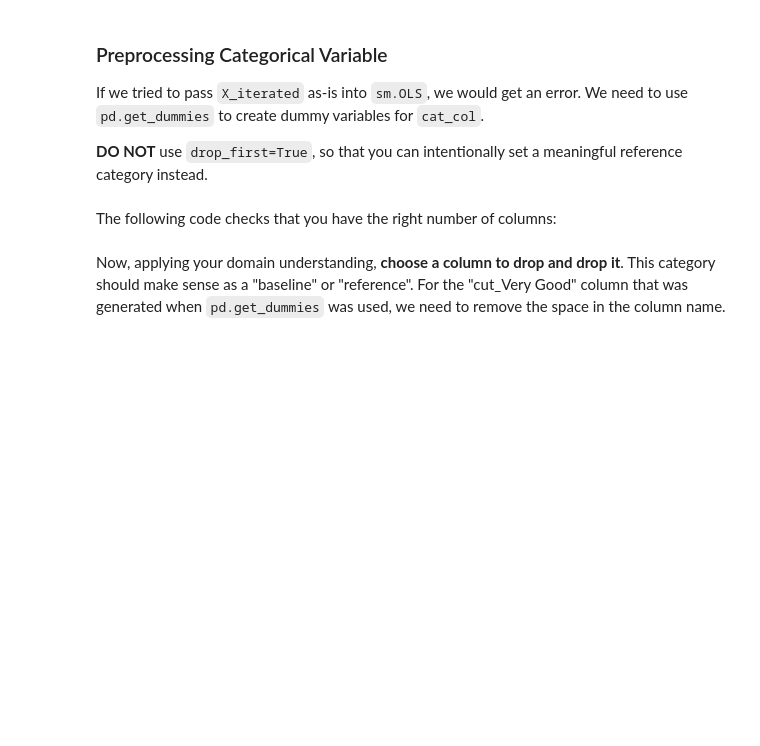
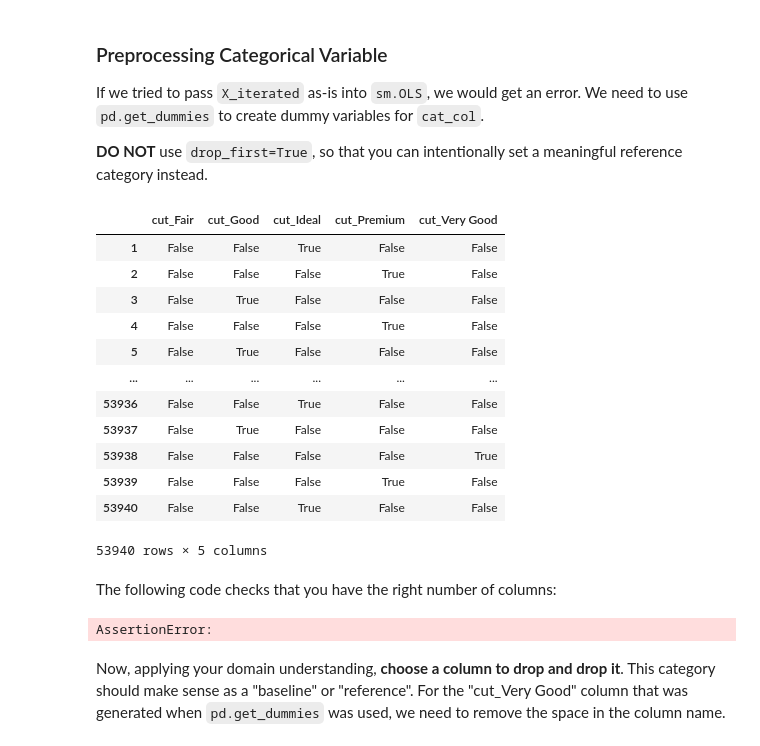
Before and after one commit to SammyGichuru/dsc-multiple-regression-cumulative-lab, a Jupyter notebook: index.ipynb, the cells around one changed output. Cells and saved outputs as stored; diff of their text form; code cells hidden in the pictures; blank space fills up the shorter version.

```diff
--- a/index.ipynb
+++ b/index.ipynb
@@ -305,7 +308,7 @@ for index, feature in enumerate(categorical_features):
 Identify the name of the categorical predictor column you want to use in your model below. The choice here is more open-ended than choosing the numeric predictor above -- choose something that will be interpretable in a final model, and where the different categories seem to have an impact on the price.
 # %%
 # Replace None with appropriate code
-cat_col = None
+cat_col = 'cut'
 # %% [markdown]
 The following code checks that you specified a column correctly:
 # %%
@@ -333,9 +336,23 @@ If we tried to pass `X_iterated` as-is into `sm.OLS`, we would get an error. We
 # %%
 # Replace None with appropriate code
 
 # Use pd.get_dummies to one-hot encode the categorical column in X_iterated
-X_iterated = None
+X_iterated =pd.get_dummies(diamonds[cat_col], prefix=cat_col)
 X_iterated
+# %% [output]
+|  | cut_Fair | cut_Good | cut_Ideal | cut_Premium | cut_Very Good |
+| 1 | False | False | True | False | False |
+| 2 | False | False | False | True | False |
+| 3 | False | True | False | False | False |
+| 4 | False | False | False | True | False |
+| 5 | False | True | False | False | False |
+| ... | ... | ... | ... | ... | ... |
+| 53936 | False | False | True | False | False |
+| 53937 | False | True | False | False | False |
+| 53938 | False | False | False | False | True |
+| 53939 | False | False | False | True | False |
+| 53940 | False | False | True | False | False |
+53940 rows × 5 columns
 # %% [markdown]
 The following code checks that you have the right number of columns:
 # %%
@@ -351,6 +368,8 @@ valid_col_nums = diamonds.select_dtypes("object").nunique() + 1
 # Check that there are the correct number of columns
 # (if this crashes, make sure you did not use `drop_first=True`)
 assert X_iterated.shape[1] in valid_col_nums.values
+# %% [output]
+AssertionError:
 # %% [markdown]
 Now, applying your domain understanding, **choose a column to drop and drop it**. This category should make sense as a "baseline" or "reference". For the "cut_Very Good" column that was generated when `pd.get_dummies` was used, we need to remove the space in the column name.
 # %%
```
Also changed, not shown: parts of 2 cells of this notebook.
